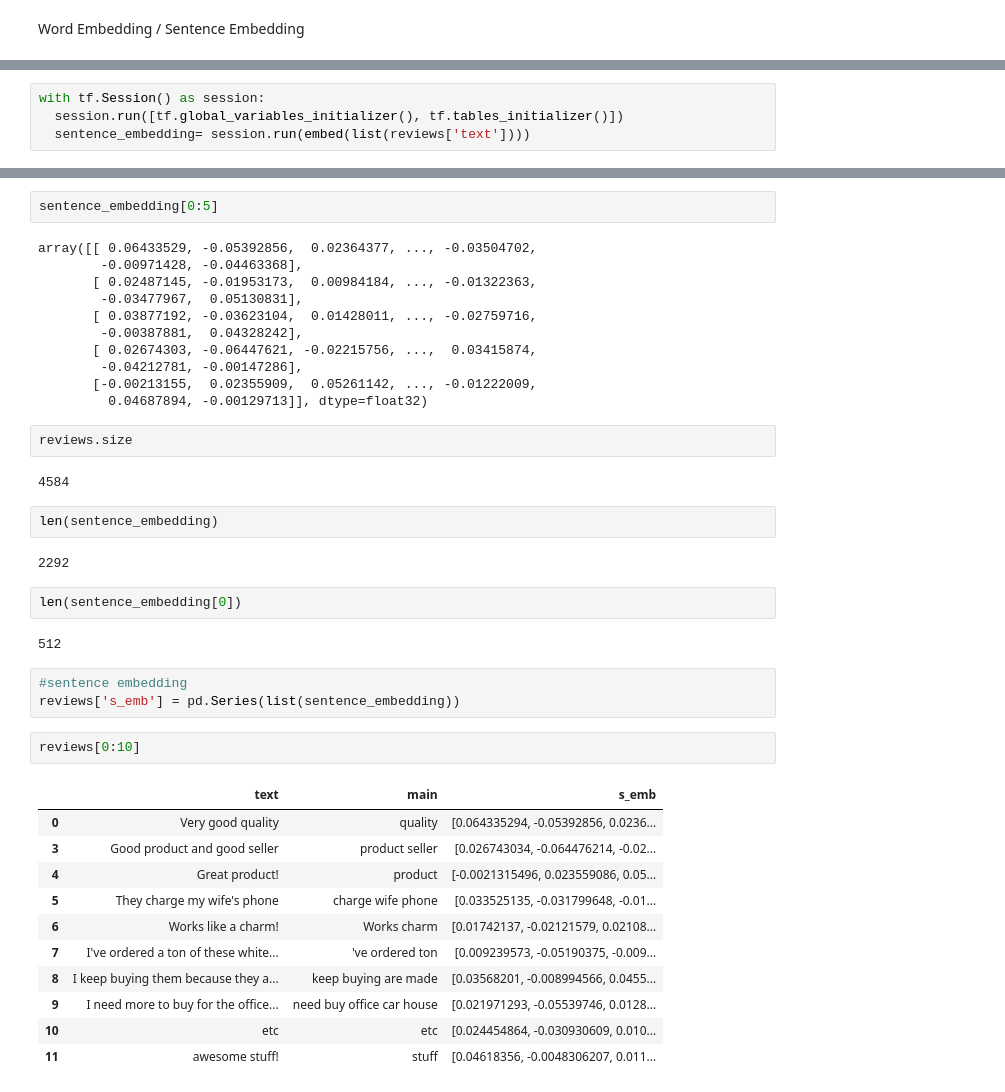
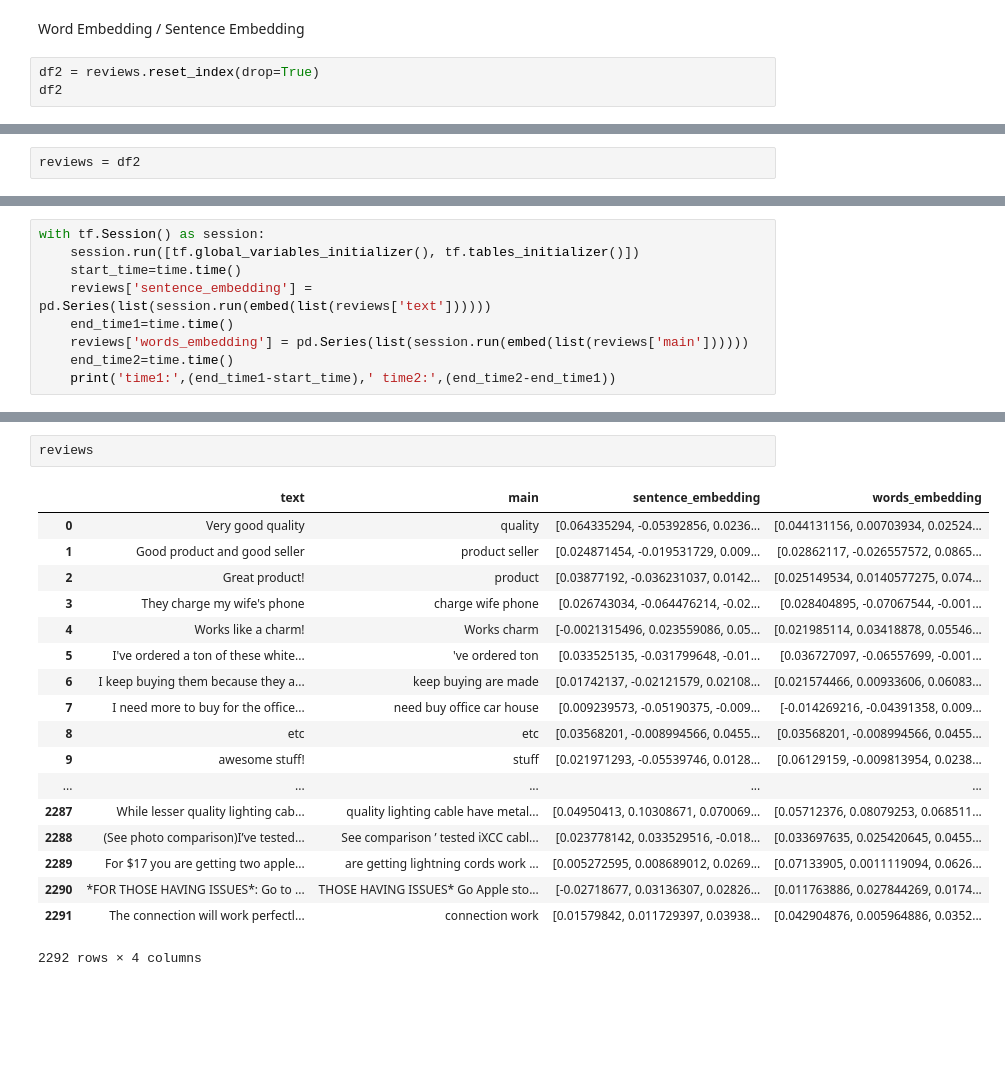
Before and after one commit to betty35/comment-summary-tests, a Jupyter notebook: Test dataframe.ipynb, the cells around one changed output, grey strips where cells are left out. Saved outputs shown, nothing was run; the diff lists cells and outputs as text; blank space fills up the shorter version.

```diff
--- a/Test dataframe.ipynb
+++ b/Test dataframe.ipynb
@@ -155,2 +181,5 @@ reviews[0:20]
 # %% [markdown]
 Word Embedding / Sentence Embedding
+# %%
+df2 = reviews.reset_index(drop=True)
+df2
@@ -157,3 +205,5 @@ Word Embedding / Sentence Embedding
+# %%
+reviews = df2
 # %%
 # Load google Universal Sentence Encoder
 module_dir = "downloads/encoder"
@@ -167,7 +217,12 @@ Instructions for updating:
 Colocations handled automatically by placer.
 # %%
 with tf.Session() as session:
-  session.run([tf.global_variables_initializer(), tf.tables_initializer()])
-  sentence_embedding= session.run(embed(list(reviews['text'])))
+    session.run([tf.global_variables_initializer(), tf.tables_initializer()])
+    start_time=time.time()
+    reviews['sentence_embedding'] = pd.Series(list(session.run(embed(list(reviews['text'])))))
+    end_time1=time.time()
+    reviews['words_embedding'] = pd.Series(list(session.run(embed(list(reviews['main'])))))
+    end_time2=time.time()
+    print('time1:',(end_time1-start_time),' time2:',(end_time2-end_time1))
 # %% [output]
 INFO:tensorflow:Saver not created because there are no variables in the graph to restore
@@ -175,42 +233,21 @@ I0405 10:27:43.774258 139972654188288 saver.py:1483] Saver not created because t
-# %%
-sentence_embedding[0:5]
-# %% [output]
-array([[ 0.06433529, -0.05392856,  0.02364377, ..., -0.03504702,
-        -0.00971428, -0.04463368],
-       [ 0.02487145, -0.01953173,  0.00984184, ..., -0.01322363,
-        -0.03477967,  0.05130831],
-       [ 0.03877192, -0.03623104,  0.01428011, ..., -0.02759716,
-        -0.00387881,  0.04328242],
-       [ 0.02674303, -0.06447621, -0.02215756, ...,  0.03415874,
-        -0.04212781, -0.00147286],
-       [-0.00213155,  0.02355909,  0.05261142, ..., -0.01222009,
-         0.04687894, -0.00129713]], dtype=float32)
 # %%
-reviews.size
+reviews
 # %% [output]
+|  | text | main | sentence_embedding | words_embedding |
+| 0 | Very good quality | quality | [0.064335294, -0.05392856, 0.0236... | [0.044131156, 0.00703934, 0.02524... |
+| 1 | Good product and good seller | product seller | [0.024871454, -0.019531729, 0.009... | [0.02862117, -0.026557572, 0.0865... |
+| 2 | Great product! | product | [0.03877192, -0.036231037, 0.0142... | [0.025149534, 0.0140577275, 0.074... |
+| 3 | They charge my wife's phone | charge wife phone | [0.026743034, -0.064476214, -0.02... | [0.028404895, -0.07067544, -0.001... |
+| 4 | Works like a charm! | Works charm | [-0.0021315496, 0.023559086, 0.05... | [0.021985114, 0.03418878, 0.05546... |
+| 5 | I've ordered a ton of these white... | 've ordered ton | [0.033525135, -0.031799648, -0.01... | [0.036727097, -0.06557699, -0.001... |
+| 6 | I keep buying them because they a... | keep buying are made | [0.01742137, -0.02121579, 0.02108... | [0.021574466, 0.00933606, 0.06083... |
+| 7 | I need more to buy for the office... | need buy office car house | [0.009239573, -0.05190375, -0.009... | [-0.014269216, -0.04391358, 0.009... |
+| 8 | etc | etc | [0.03568201, -0.008994566, 0.0455... | [0.03568201, -0.008994566, 0.0455... |
+| 9 | awesome stuff! | stuff | [0.021971293, -0.05539746, 0.0128... | [0.06129159, -0.009813954, 0.0238... |
+| ... | ... | ... | ... | ... |
+| 2287 | While lesser quality lighting cab... | quality lighting cable have metal... | [0.04950413, 0.10308671, 0.070069... | [0.05712376, 0.08079253, 0.068511... |
+| 2288 | (See photo comparison)I’ve tested... | See comparison ’ tested iXCC cabl... | [0.023778142, 0.033529516, -0.018... | [0.033697635, 0.025420645, 0.0455... |
+| 2289 | For $17 you are getting two apple... | are getting lightning cords work ... | [0.005272595, 0.008689012, 0.0269... | [0.07133905, 0.0011119094, 0.0626... |
+| 2290 | *FOR THOSE HAVING ISSUES*: Go to ... | THOSE HAVING ISSUES* Go Apple sto... | [-0.02718677, 0.03136307, 0.02826... | [0.011763886, 0.027844269, 0.0174... |
+| 2291 | The connection will work perfectl... | connection work | [0.01579842, 0.011729397, 0.03938... | [0.042904876, 0.005964886, 0.0352... |
-4584
+2292 rows × 4 columns
-# %%
-len(sentence_embedding)
-# %% [output]
-2292
-# %%
-len(sentence_embedding[0])
-# %% [output]
-512
-# %%
-#sentence embedding
-reviews['s_emb'] = pd.Series(list(sentence_embedding))
-# %%
-reviews[0:10]
-# %% [output]
-|  | text | main | s_emb |
-| 0 | Very good quality | quality | [0.064335294, -0.05392856, 0.0236... |
-| 3 | Good product and good seller | product seller | [0.026743034, -0.064476214, -0.02... |
-| 4 | Great product! | product | [-0.0021315496, 0.023559086, 0.05... |
-| 5 | They charge my wife's phone | charge wife phone | [0.033525135, -0.031799648, -0.01... |
-| 6 | Works like a charm! | Works charm | [0.01742137, -0.02121579, 0.02108... |
-| 7 | I've ordered a ton of these white... | 've ordered ton | [0.009239573, -0.05190375, -0.009... |
-| 8 | I keep buying them because they a... | keep buying are made | [0.03568201, -0.008994566, 0.0455... |
-| 9 | I need more to buy for the office... | need buy office car house | [0.021971293, -0.05539746, 0.0128... |
-| 10 | etc | etc | [0.024454864, -0.030930609, 0.010... |
-| 11 | awesome stuff! | stuff | [0.04618356, -0.0048306207, 0.011... |
```
Also changed, not shown: parts of 11 cells of this notebook.
